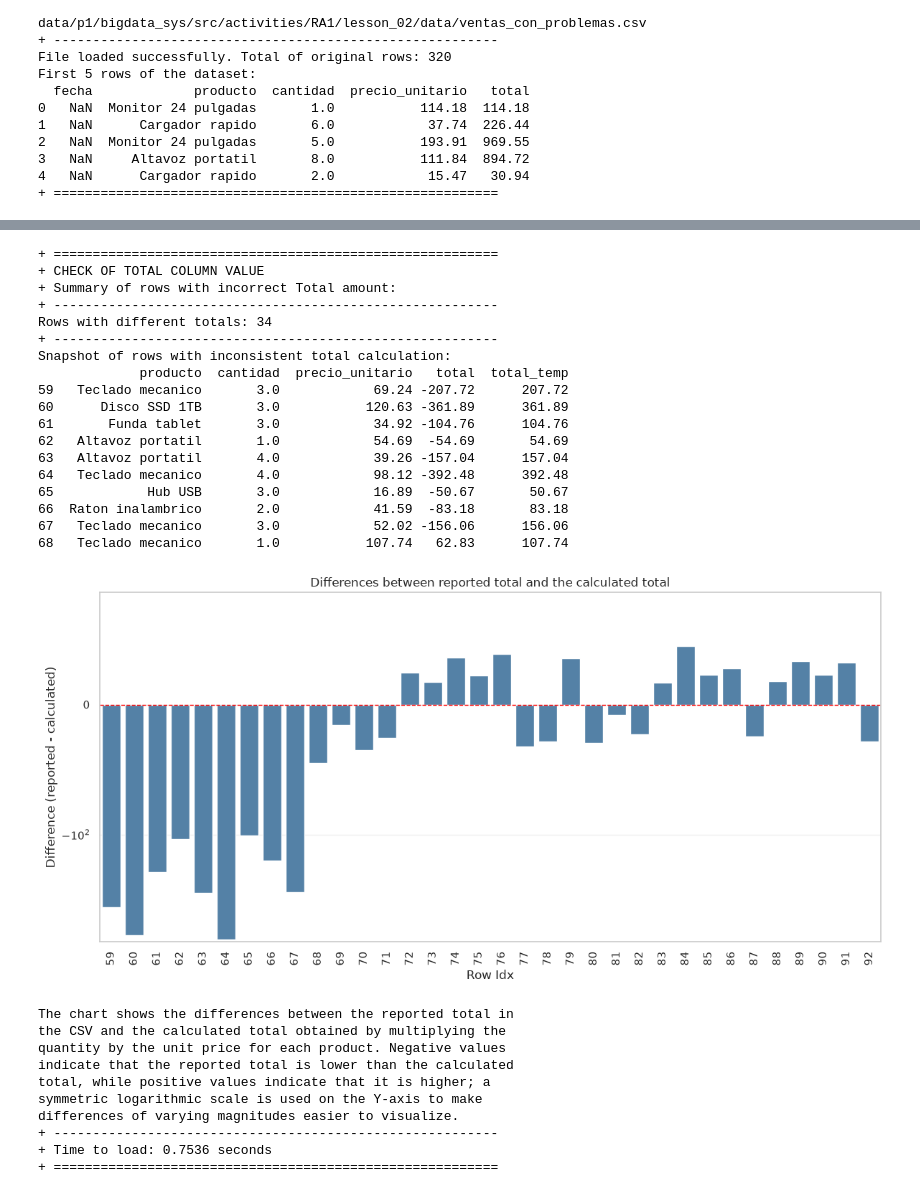
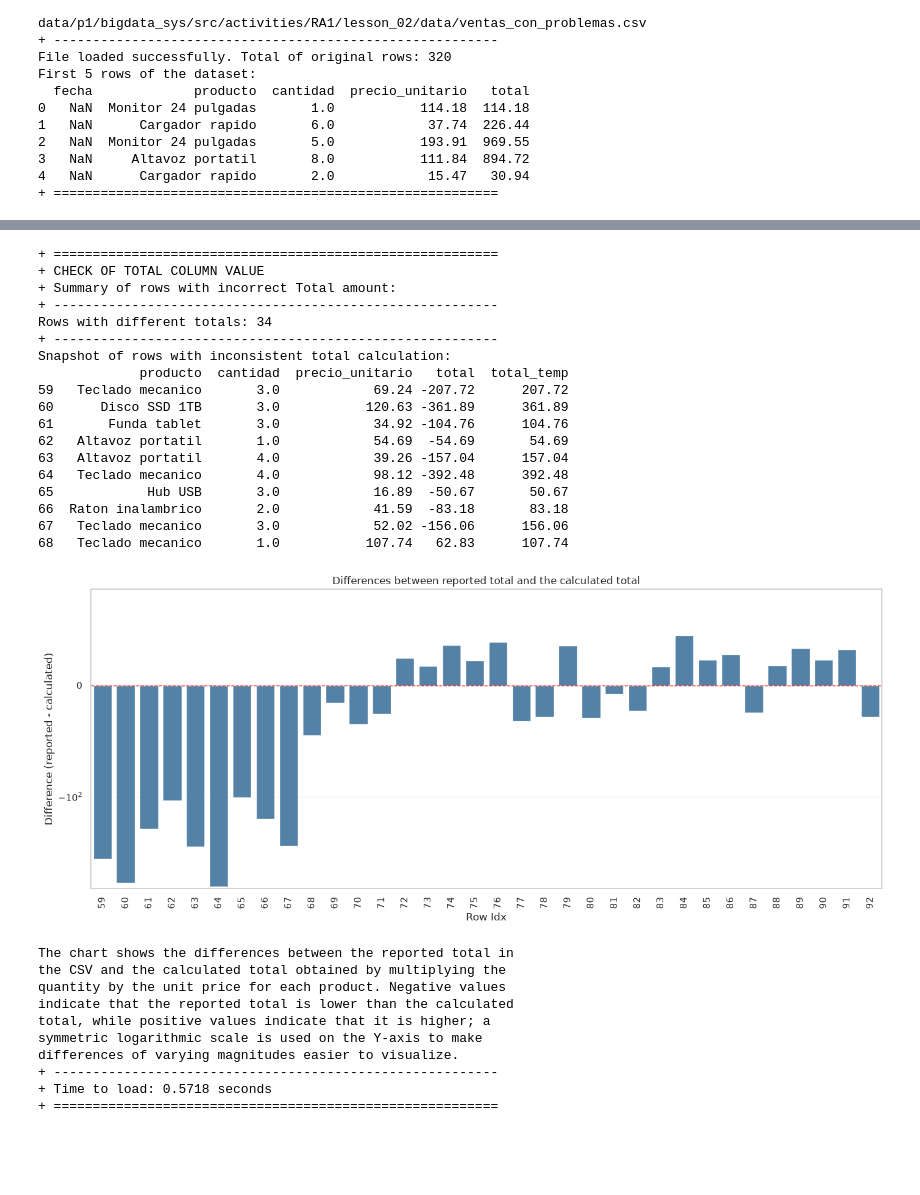
Before and after one commit to dcueli-com/bigdata_sys, a Jupyter notebook: src/activities/RA1/lesson_02/notebooks/2_5_1_analysing_dataset.ipynb, the cells around one changed output, grey strips where cells are left out. Drawn from its saved outputs; the diff is of its cells as text; code cells hidden in the pictures; blank space fills up the shorter version.

Commit message:
Updating exercise 2.5, Finished analysing step, just has to be documented

```diff
--- a/src/activities/RA1/lesson_02/notebooks/2_5_1_analysing_dataset.ipynb
+++ b/src/activities/RA1/lesson_02/notebooks/2_5_1_analysing_dataset.ipynb
@@ -296,8 +292,6 @@ Snapshot of duplicated rows: (12)
 # %%
-# DATA ANALYSIS
-# =============
-# 4. CHECK OF TOTAL COLUMN VALUE
-# ------------------------------
+# DATA ANALYSIS, 2. CHECK OF COLUMN VALUE TOTAL
+# =============================================
 tInit: float = time.time()
 
 # CheckTotalColumnValues
@@ -306,7 +300,7 @@ tInit: float = time.time()
 #
 # @param pd.DataFrame pDf The pandas dataframe to check
 # @return None
-def CheckTotalColumnValues(pDf: pd.DataFrame) -> None:
+def CheckTotalColumnValues(pDf: pd.DataFrame) -> Dict[str, any]:
   # Ensure numeric conversion
   pDf['cantidad'] = pd.to_numeric(pDf['cantidad'], errors='coerce')
   pDf['precio_unitario'] = pd.to_numeric(pDf['precio_unitario'], errors='coerce')
@@ -325,17 +319,20 @@ def CheckTotalColumnValues(pDf: pd.DataFrame) -> None:
   print("Snapshot of rows with inconsistent total calculation:")
   print(inconsistencies[['producto', 'cantidad', 'precio_unitario', 'total', 'total_temp']].head(10))
 
-  cht.PlotSalesAnalytics(
-    inconsistencies,
-    ['total', 'total_temp'], {
-      'figsize': (12, 6),
+  res:Dict[str, any] = cht.PlotSalesAnalytics([
+      'total',
+      'total_temp'
+    ], {
+      'figsize': (14, 6),
       'color': 'steelblue',
       'yscale': 'symlog',
       'linthresh': 100,
       'title': 'Differences between reported total and the calculated total',
       'xlabel': 'Row Idx',
       'ylabel': 'Difference (reported - calculated)'
-    }, 'difference'
+    },
+    'diff',
+    inconsistencies,
   )
 
   print(f"The chart shows the differences between the reported total in" +
@@ -345,36 +342,42 @@ def CheckTotalColumnValues(pDf: pd.DataFrame) -> None:
         "\ntotal, while positive values indicate that it is higher; a" +
         "\nsymmetric logarithmic scale is used on the Y-axis to make" +
         "\ndifferences of varying magnitudes easier to visualize.")
 
+  return res
+
 csl.SectionBegin("CHECK OF TOTAL COLUMN VALUE", 0)
 print("+ Summary of rows with incorrect Total amount:")
 csl.SectionBreak(0,0)
-CheckTotalColumnValues(df)
+
+res = CheckTotalColumnValues(df)
+if not res['bOk']:
+  print(f"Error({res['err']['code']}): In {res['err']['whre']}:")
+  print(res['err']['mssg'])
+
 csl.SectionBreak(0,0)
-
 tEnd: float = time.time()
 print(f"+ Time to load: {tEnd - tInit:.4f} seconds")
 csl.SectionEnd(0)
 # %% [output]
 + =========================================================
 + CHECK OF TOTAL COLUMN VALUE
 + Summary of rows with incorrect Total amount:
 + ---------------------------------------------------------
 Rows with different totals: 34
 + ---------------------------------------------------------
 Snapshot of rows with inconsistent total calculation:
              producto  cantidad  precio_unitario   total  total_temp
 59   Teclado mecanico       3.0            69.24 -207.72      207.72
 60      Disco SSD 1TB       3.0           120.63 -361.89      361.89
 61       Funda tablet       3.0            34.92 -104.76      104.76
 62   Altavoz portatil       1.0            54.69  -54.69       54.69
 63   Altavoz portatil       4.0            39.26 -157.04      157.04
 64   Teclado mecanico       4.0            98.12 -392.48      392.48
 65            Hub USB       3.0            16.89  -50.67       50.67
 66  Raton inalambrico       2.0            41.59  -83.18       83.18
 67   Teclado mecanico       3.0            52.02 -156.06      156.06
 68   Teclado mecanico       1.0           107.74   62.83      107.74
-[figure, old version]
+[figure, new version]
 The chart shows the differences between the reported total in
 the CSV and the calculated total obtained by multiplying the
 quantity by the unit price for each product. Negative values
@@ -383,5 +386,5 @@ total, while positive values indicate that it is higher; a
 symmetric logarithmic scale is used on the Y-axis to make
 differences of varying magnitudes easier to visualize.
 + ---------------------------------------------------------
-+ Time to load: 0.7536 seconds
++ Time to load: 0.5718 seconds
 + =========================================================
```
Also changed, not shown: parts of 10 cells of this notebook, 7 other files.
